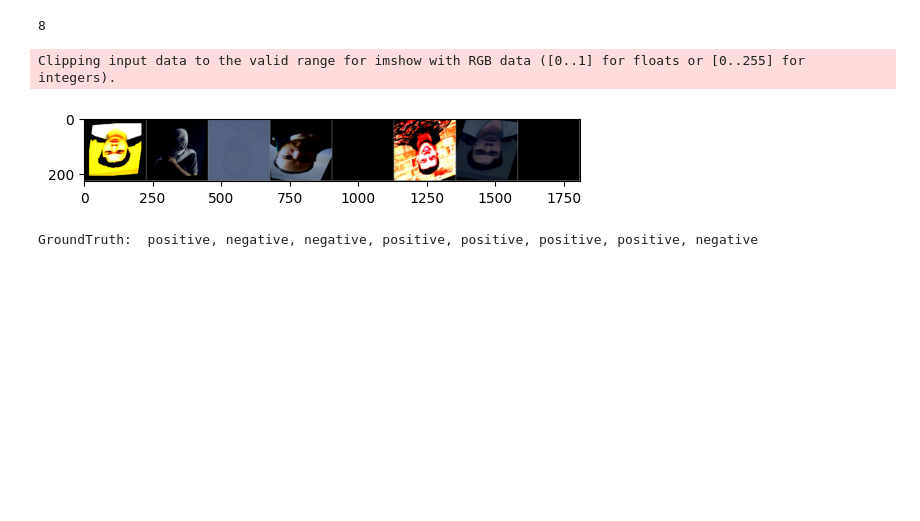
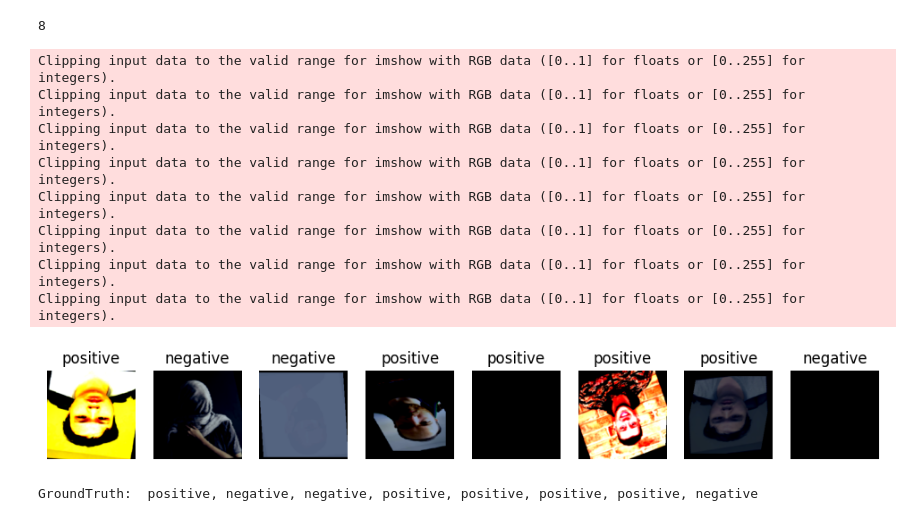
Before and after one commit to Dean-vA/MLEngineering_Capstone_Group3, a Jupyter notebook: notebooks/face_reco_model.ipynb, the cells around one changed output. Cells and saved outputs as stored; diff of their text form; code cells hidden in the pictures; blank space fills up the shorter version.

Commit message:
Visualizing inputs and displaying class probabilities #5

```diff
--- a/notebooks/face_reco_model.ipynb
+++ b/notebooks/face_reco_model.ipynb
@@ -130,16 +121,31 @@ len(images)
 # %% [output]
 8
 # %%
-def imshow(img):
-    img = img / 2 + 0.5
-    npimg = img.numpy()
-    plt.imshow(np.transpose(npimg, (1, 2, 0)))
+def imshow_with_labels(images, labels, class_names):
+    fig, axes = plt.subplots(1, len(images), figsize=(12, 6))
+
+    for i, img in enumerate(images):
+        img = img / 2 + 0.5
+        npimg = img.numpy()
+        axes[i].imshow(np.transpose(npimg, (1, 2, 0)))
+        class_idx = labels[i].item()
+        class_name = class_names[class_idx]
+        axes[i].set_title(class_name)
+        axes[i].axis('off')
+
     plt.show()
-# %%
-imshow(make_grid(images))
-# %% [output]
-Clipping input data to the valid range for imshow with RGB data ([0..1] for floats or [0..255] for integers).
-[figure, removed]
+# %%
+imshow_with_labels(images, labels, classes)
+# %% [output]
+Clipping input data to the valid range for imshow with RGB data ([0..1] for floats or [0..255] for integers).
+Clipping input data to the valid range for imshow with RGB data ([0..1] for floats or [0..255] for integers).
+Clipping input data to the valid range for imshow with RGB data ([0..1] for floats or [0..255] for integers).
+Clipping input data to the valid range for imshow with RGB data ([0..1] for floats or [0..255] for integers).
+Clipping input data to the valid range for imshow with RGB data ([0..1] for floats or [0..255] for integers).
+Clipping input data to the valid range for imshow with RGB data ([0..1] for floats or [0..255] for integers).
+Clipping input data to the valid range for imshow with RGB data ([0..1] for floats or [0..255] for integers).
+Clipping input data to the valid range for imshow with RGB data ([0..1] for floats or [0..255] for integers).
+[figure, added]
 # %%
 print("GroundTruth: ", ", ".join(f"{classes[labels[j]]:5s}" for j in range(len(images))))
 # %% [output]
```
Also changed, not shown: parts of 9 cells of this notebook.
